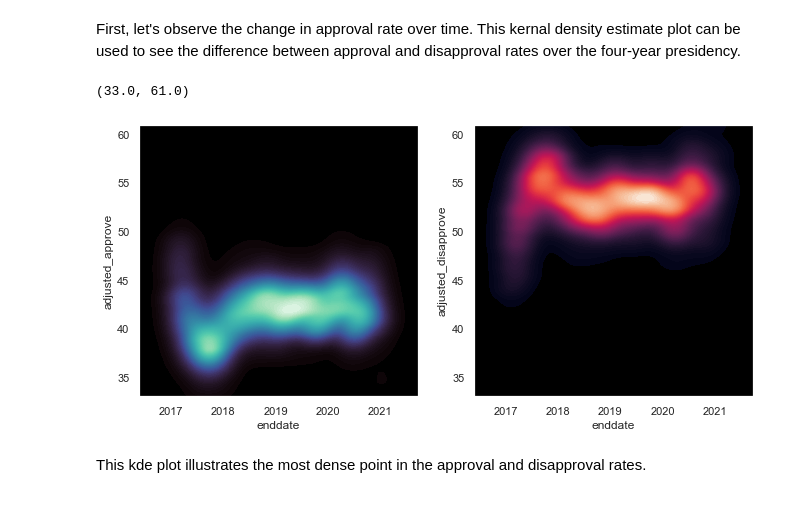
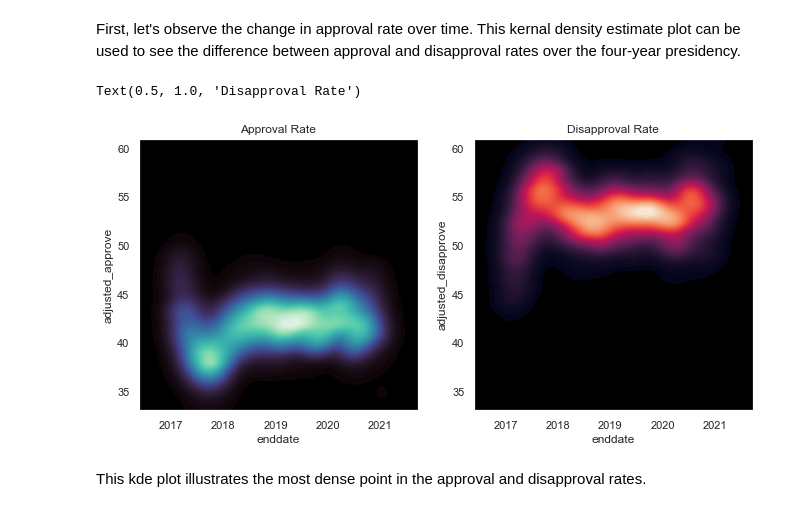
Before and after one commit to anthonyp16/President_Approval_Rate, a Jupyter notebook: Analysis.ipynb, the cells around one changed output. Saved outputs shown, nothing was run; the diff lists cells and outputs as text; code cells hidden in the pictures.

```diff
--- a/Analysis.ipynb
+++ b/Analysis.ipynb
@@ -158,17 +159,26 @@ df_ev_rate.head()
 # %% [markdown]
 First, let's observe the change in approval rate over time. This kernal density estimate plot can be used to see the difference between approval and disapproval rates over the four-year presidency.
 # %%
+# bigger plot
 f, axes = plt.subplots(1, 2, figsize=(11,5))
+
+# black background
 sns.set(rc={'axes.facecolor': 'black', 'grid.color': 'black'})
 
+# create kde plots
 ax = sns.kdeplot(data=df, x='enddate', y='adjusted_approve', levels=100, thresh=0.01, fill=True, cmap='mako', ax=axes[0])
 ax1 = sns.kdeplot(data=df, x='enddate', y='adjusted_disapprove', color='w', levels=100, thresh=0.01, fill=True, cmap='rocket', ax1=axes[1])
 
+# same y-axis for easier interpretation
 ax.set_ylim(33,61)
 ax1.set_ylim(33,61)
+
+# create chart titles
+ax.set_title('Approval Rate')
+ax1.set_title('Disapproval Rate')
 # %% [output]
-(33.0, 61.0)
+Text(0.5, 1.0, 'Disapproval Rate')
-[figure, old version]
+[figure, new version]
 # %% [markdown]
 This kde plot illustrates the most dense point in the approval and disapproval rates.
 # %%
```
Also changed, not shown: parts of 5 cells of this notebook.
